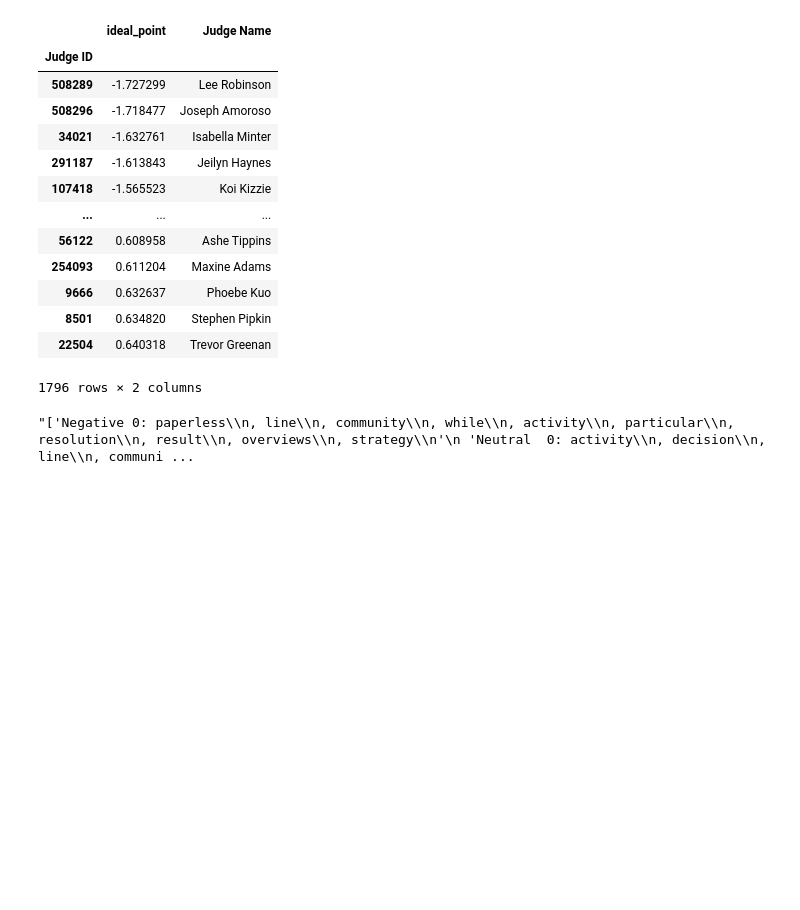
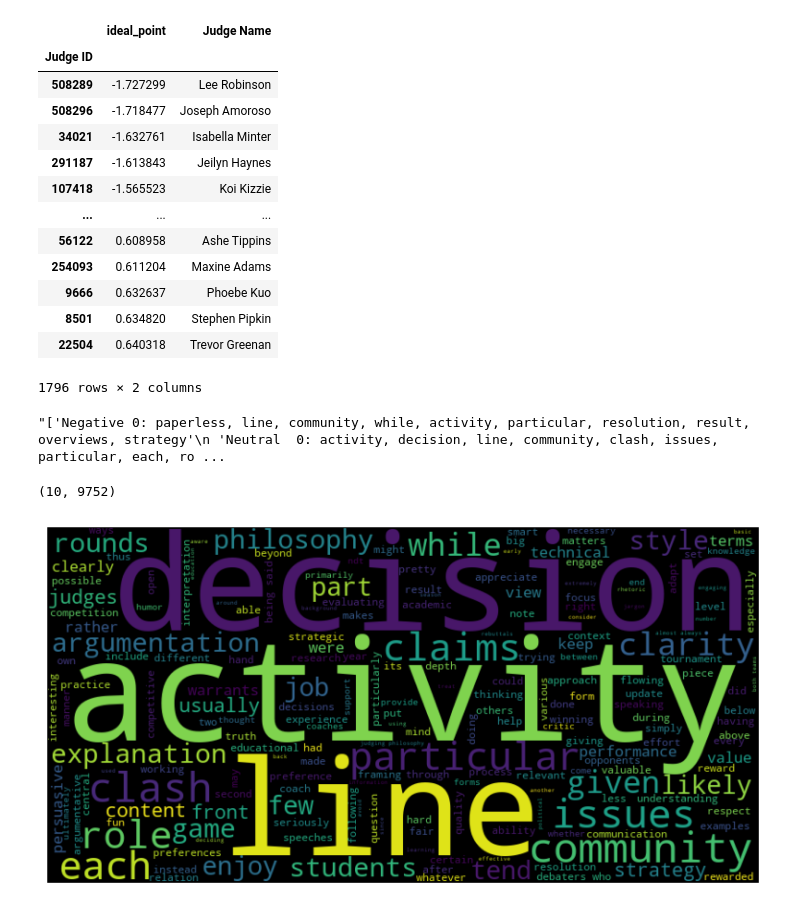
Before and after one commit to rakoort99/TBIP_testing, a Jupyter notebook: tbip_check.ipynb, the cells around one changed output. Drawn from its saved outputs; the diff is of its cells as text; code cells hidden in the pictures; blank space fills up the shorter version.

```diff
--- a/tbip_check.ipynb
+++ b/tbip_check.ipynb
@@ -7,8 +7,7 @@ import pandas as pd
 
 dataPath = "data/paradigms/clean/"
 
-with open(dataPath + "vocabulary.txt", "r") as f:
-    vocabulary = f.readlines()
+vocabulary = open(dataPath + "vocabulary.txt").read().splitlines()
 
 neutral_topic_mean = np.load("neutral_topic_mean.npy")
 negative_topic_mean = np.load("negative_topic_mean.npy")
@@ -131,4 +130,8 @@ authors.head(-20)
 topics = get_topics(neutral_topic_mean, positive_topic_mean, negative_topic_mean, vocabulary)
 topics
 # %% [output]
-"['Negative 0: paperless\\n, line\\n, community\\n, while\\n, activity\\n, particular\\n, resolution\\n, result\\n, overviews\\n, strategy\\n'\n 'Neutral  0: activity\\n, decision\\n, line\\n, communi ...
+"['Negative 0: paperless, line, community, while, activity, particular, resolution, result, overviews, strategy'\n 'Neutral  0: activity, decision, line, community, clash, issues, particular, each, ro ...
+# %%
+neutral_topic_mean.shape
+# %% [output]
+(10, 9752)
@@ -134,0 +140,10 @@ topics
+# %%
+word_freq = dict(zip(vocabulary, neutral_topic_mean[0,:]))
+wordcloud = WordCloud(width=800, height=400).generate_from_frequencies(word_freq)
+# %%
+plt.figure(figsize=(10, 5))
+plt.imshow(wordcloud, interpolation='bilinear')
+plt.axis('off')
+plt.show()
+# %% [output]
+[figure, added]
```
Also changed, not shown: parts of 4 cells of this notebook, 1 other file.
